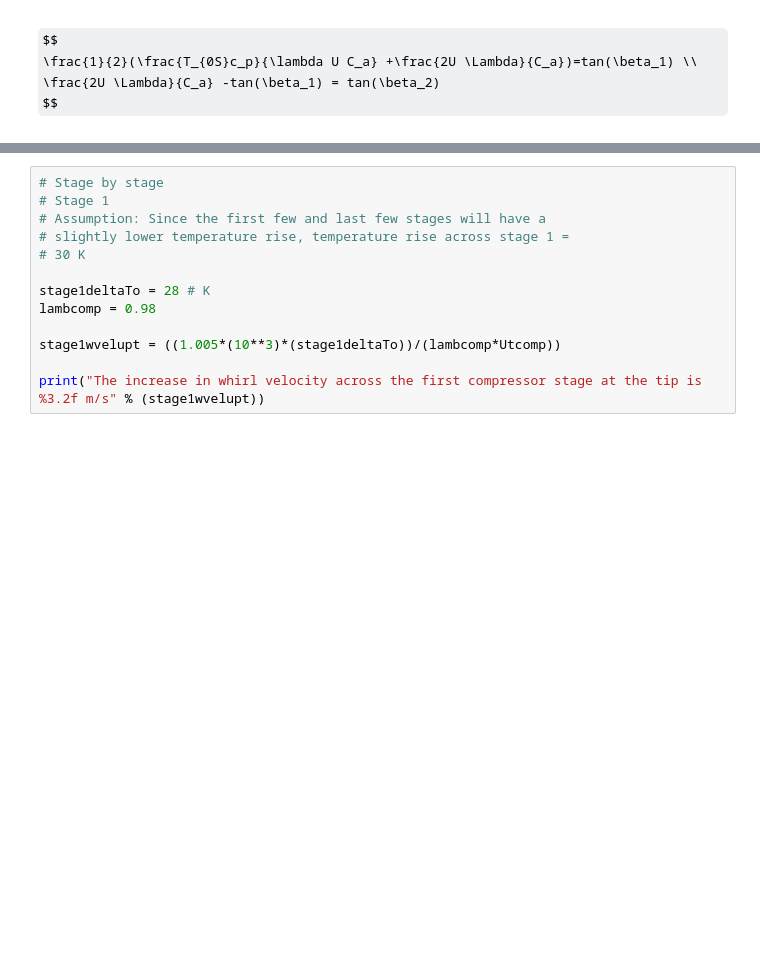
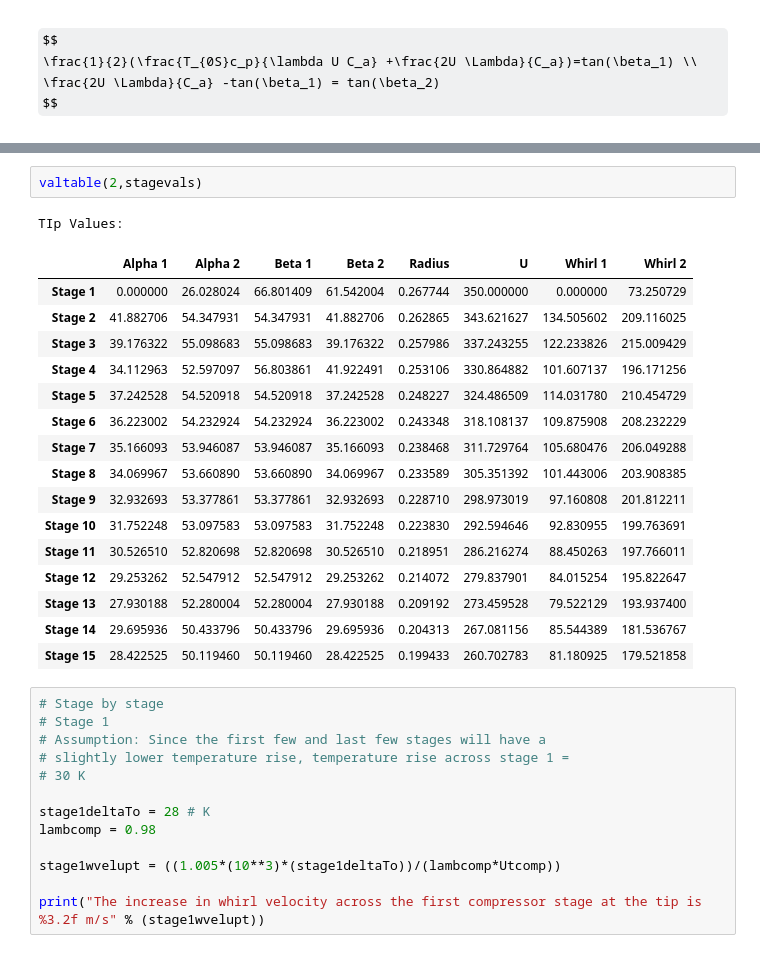
Before and after one commit to kavourbm/AEEM4063-Team15, a Jupyter notebook: Project 2/Compressor.ipynb, the cells around one changed output, grey strips where cells are left out. Saved outputs shown, nothing was run; the diff lists cells and outputs as text; some formulas as TeX source; blank space fills up the shorter version.

```diff
--- a/Project 2/Compressor.ipynb
+++ b/Project 2/Compressor.ipynb
@@ -463,3 +442,23 @@ Tip Values:
+# %%
+valtable(2,stagevals)
+# %% [output]
+TIp Values:
+|  | Alpha 1 | Alpha 2 | Beta 1 | Beta 2 | Radius | U | Whirl 1 | Whirl 2 |
+| Stage 1 | 0.000000 | 26.028024 | 66.801409 | 61.542004 | 0.267744 | 350.000000 | 0.000000 | 73.250729 |
+| Stage 2 | 41.882706 | 54.347931 | 54.347931 | 41.882706 | 0.262865 | 343.621627 | 134.505602 | 209.116025 |
+| Stage 3 | 39.176322 | 55.098683 | 55.098683 | 39.176322 | 0.257986 | 337.243255 | 122.233826 | 215.009429 |
+| Stage 4 | 34.112963 | 52.597097 | 56.803861 | 41.922491 | 0.253106 | 330.864882 | 101.607137 | 196.171256 |
+| Stage 5 | 37.242528 | 54.520918 | 54.520918 | 37.242528 | 0.248227 | 324.486509 | 114.031780 | 210.454729 |
+| Stage 6 | 36.223002 | 54.232924 | 54.232924 | 36.223002 | 0.243348 | 318.108137 | 109.875908 | 208.232229 |
+| Stage 7 | 35.166093 | 53.946087 | 53.946087 | 35.166093 | 0.238468 | 311.729764 | 105.680476 | 206.049288 |
+| Stage 8 | 34.069967 | 53.660890 | 53.660890 | 34.069967 | 0.233589 | 305.351392 | 101.443006 | 203.908385 |
+| Stage 9 | 32.932693 | 53.377861 | 53.377861 | 32.932693 | 0.228710 | 298.973019 | 97.160808 | 201.812211 |
+| Stage 10 | 31.752248 | 53.097583 | 53.097583 | 31.752248 | 0.223830 | 292.594646 | 92.830955 | 199.763691 |
+| Stage 11 | 30.526510 | 52.820698 | 52.820698 | 30.526510 | 0.218951 | 286.216274 | 88.450263 | 197.766011 |
+| Stage 12 | 29.253262 | 52.547912 | 52.547912 | 29.253262 | 0.214072 | 279.837901 | 84.015254 | 195.822647 |
+| Stage 13 | 27.930188 | 52.280004 | 52.280004 | 27.930188 | 0.209192 | 273.459528 | 79.522129 | 193.937400 |
+| Stage 14 | 29.695936 | 50.433796 | 50.433796 | 29.695936 | 0.204313 | 267.081156 | 85.544389 | 181.536767 |
+| Stage 15 | 28.422525 | 50.119460 | 50.119460 | 28.422525 | 0.199433 | 260.702783 | 81.180925 | 179.521858 |
 # %%
 # Stage by stage
 # Stage 1
```
Also changed, not shown: parts of 8 cells of this notebook.
